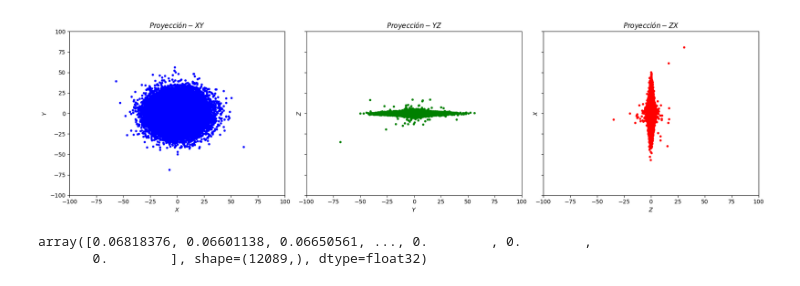
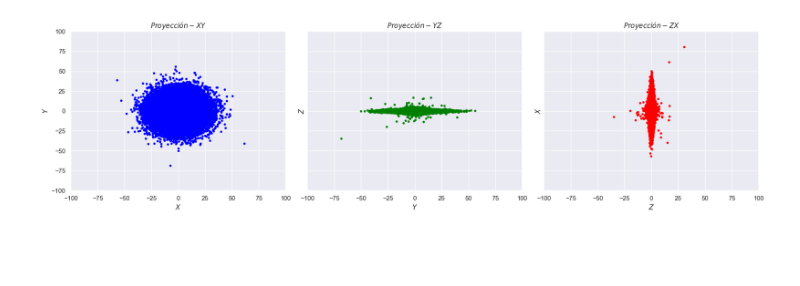
Before and after one commit to sperezp23/Analizador_de_Galaxias, a Jupyter notebook: Ensayos.ipynb, the cells around one changed output. Saved outputs shown, nothing was run; the diff lists cells and outputs as text; code cells hidden in the pictures; blank space fills up the shorter version.

```diff
--- a/Ensayos.ipynb
+++ b/Ensayos.ipynb
@@ -3,6 +3,9 @@ import numpy as np
 import pandas as pd
 import struct
 import matplotlib.pyplot as plt
+import seaborn as sns
+
+sns.set_theme()
 # %%
 def leer_gadget2_por_tipo(path_del_archivo):
     with open(path_del_archivo, "rb") as f:
@@ -16,7 +19,7 @@ def leer_gadget2_por_tipo(path_del_archivo):
         numero_de_particulas = struct.unpack("6I", header_bytes[0:24])
         masas_del_header = struct.unpack("6d", header_bytes[24:72])  # masas por tipo_de_particula si son iguales
         total_de_particulas = sum(numero_de_particulas)
-        tipos_presentes = [i for i, n in enumerate(numero_de_particulas) if n > 0]
+        tipos_presentes = [i for i, n in enumerate(numero_de_particulas) if n >= 0]
 
         print(f"Tipos presentes: total de particulas: {list(zip(tipos_presentes, numero_de_particulas))}")
         print(f"Total de partículas: {total_de_particulas:,}")
@@ -203,64 +190,56 @@ rotar_galaxia(bulbo_df)
 def graficar_proyecciones(base_de_datos, x, y, z, limites_x = (None, None), limites_y = (None, None)):
 
     # Creamos una figura con 3 subplots en una sola fila (1 fila, 3 columnas)
-    fig, axs = plt.subplots(1, 3, figsize=(18, 5), sharex=True, sharey=True)  # Ancho x alto en pulgadas
+    _, axs = plt.subplots(1, 3, figsize=(18, 5), sharex=True, sharey=True)  # Ancho x alto en pulgadas
 
     # Primer gráfico: masa vs radio
     axs[0].scatter(base_de_datos[x], base_de_datos[y], color='blue', marker= '.')
     axs[0].set_title(r'$Proyección-XY$')
     axs[0].set_xlabel(r'$X$')
     axs[0].set_ylabel(r'$Y$')
     axs[0].set_xlim(limites_x[0], limites_x[1])
     axs[0].set_ylim(limites_y[0], limites_y[1])
 
     # Segundo gráfico
     axs[1].scatter(base_de_datos[y], base_de_datos[z], color='green', marker= '.')
     axs[1].set_title(r'$Proyección-YZ$')
     axs[1].set_xlabel(r'$Y$')
     axs[1].set_ylabel(r'$Z$')
 
     # Tercer gráfico
     axs[2].scatter(base_de_datos[z], base_de_datos[x], color='red', marker= '.')
     axs[2].set_title(r'$Proyección-ZX$')
     axs[2].set_xlabel(r'$Z$')
     axs[2].set_ylabel(r'$X$')
 
     # Ajustar los espacios entre los subplots para evitar superposición
     plt.tight_layout()
     plt.show()
 
 graficar_proyecciones(disco_df, 'x_f', 'y_f', 'z_f', limites_x=(-100, 100), limites_y=(-100,100))
 # %% [output]
-[figure, old version]
+[figure, new version]
 # %%
 def calcular_perfil_de_densidad_superficial(base_de_datos, delta_r_xy = 0.2):
-
     base_de_datos['r_xy'] = np.sqrt( base_de_datos.x_f**2 + base_de_datos.y_f**2)
 
     r_xy_min = base_de_datos.r_xy.min()
     r_xy_max = base_de_datos.r_xy.max()
-    numero_total_arandelas = np.int32((r_xy_max - r_xy_min) / delta_r_xy)
-    radios_arandelas = np.linspace(r_xy_min, r_xy_max, numero_total_arandelas)
+    numero_total_radios_arandelas = np.int32((r_xy_max - r_xy_min) / delta_r_xy)
 
-    masa_arandelas = []
-    area_arandelas = []
+    radios_arandelas = np.linspace(r_xy_min, r_xy_max, numero_total_radios_arandelas)
+    suma_de_radios = radios_arandelas[1:] + radios_arandelas[:-1]
+    area_arandelas = np.pi * delta_r_xy * suma_de_radios
 
-    for i in range(1, len(radios_arandelas)):
 
-        limite_inferior = radios_arandelas[i-1]
-        limite_superior = radios_arandelas[i]
+    base_de_datos['intervalo_arandela'] = pd.cut(base_de_datos.r_xy, bins = radios_arandelas, right=False, labels=np.arange(radios_arandelas.__len__()-1))
 
-        masa_arandela = base_de_datos.masa[(base_de_datos.r_xy >= limite_inferior) & ((base_de_datos.r_xy < limite_superior))].sum()
-        masa_arandelas.append(masa_arandela)
+    perfil_de_densidad_superficial_df = base_de_datos[['masa','intervalo_arandela']].groupby('intervalo_arandela', observed = False).sum()
+    perfil_de_densidad_superficial_df['area'] = area_arandelas
+    perfil_de_densidad_superficial_df['densidad'] = perfil_de_densidad_superficial_df.masa / perfil_de_densidad_superficial_df.area
+    perfil_de_densidad_superficial_df['densidad_log10'] = np.log1p(perfil_de_densidad_superficial_df.densidad)
+    perfil_de_densidad_superficial_df['radio_medio'] = suma_de_radios/2
 
-        area_arandela = limite_superior + limite_inferior
-        area_arandelas.append(area_arandela)
+    return perfil_de_densidad_superficial_df
 
-    perfil_de_densidad_superficial = (np.array(masa_arandelas)) / (np.pi * delta_r_xy * np.array(area_arandelas))
-
-    return perfil_de_densidad_superficial
-
-calcular_perfil_de_densidad_superficial(disco_df)
+perfil_de_densidad_superficial_df = calcular_perfil_de_densidad_superficial(disco_df)
-# %% [output]
-array([0.06818376, 0.06601138, 0.06650561, ..., 0.        , 0.        ,
-       0.        ], shape=(12089,), dtype=float32)
```
Also changed, not shown: parts of 7 cells of this notebook.
